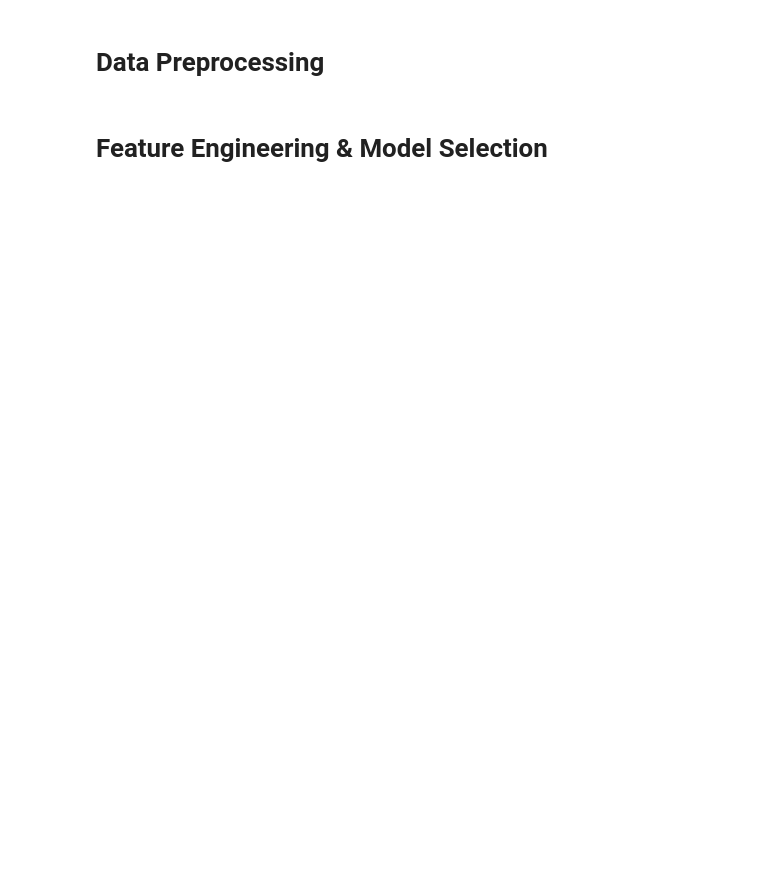
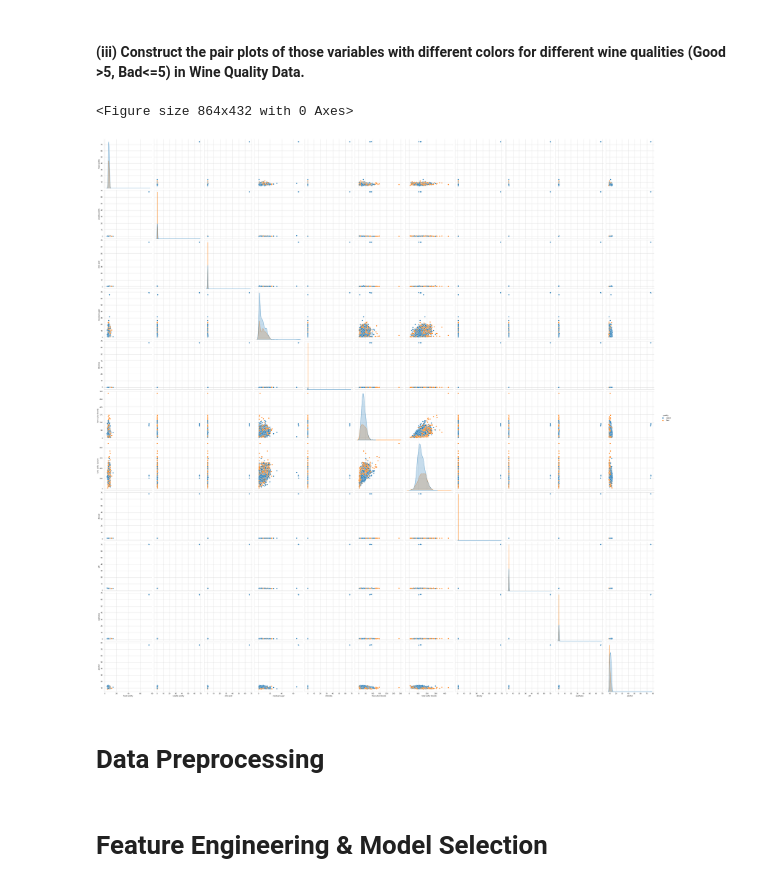
Before and after one commit to mmisobuj/Data-Science-with-Python, a Jupyter notebook: 09.Assignment/WineQuantity/Predict-the-quality-of-the-wine.ipynb, the cells around one changed output. Drawn from its saved outputs; the diff is of its cells as text; code cells hidden in the pictures; blank space fills up the shorter version.

```diff
--- a/09.Assignment/WineQuantity/Predict-the-quality-of-the-wine.ipynb
+++ b/09.Assignment/WineQuantity/Predict-the-quality-of-the-wine.ipynb
@@ -73,3 +157,17 @@ plt.show()
+# %% [markdown]
+#### (iii) Construct the pair plots of those variables with different colors for different wine qualities (Good >5, Bad<=5) in Wine Quality Data.
+# %%
+# Good=Quality>5 and Bad=Quality<=5, defining 2 and 1 respectively
+df_white['quality']=np.where(df_white['quality']>5,2,1)
+df_white['quality']=df_white['quality'].map({1:'Bad',2:'Good'})
+
+plt.figure(figsize = (12,6))
+sns.set_style('whitegrid')
+sns.pairplot(df_white,hue = 'quality', height = 4)
+plt.show()
+# %% [output]
+<Figure size 864x432 with 0 Axes>
+[figure, added]
 # %% [markdown]
 # Data Preprocessing
 # %%
```
Also changed, not shown: parts of 21 cells of this notebook, 4 other files.
